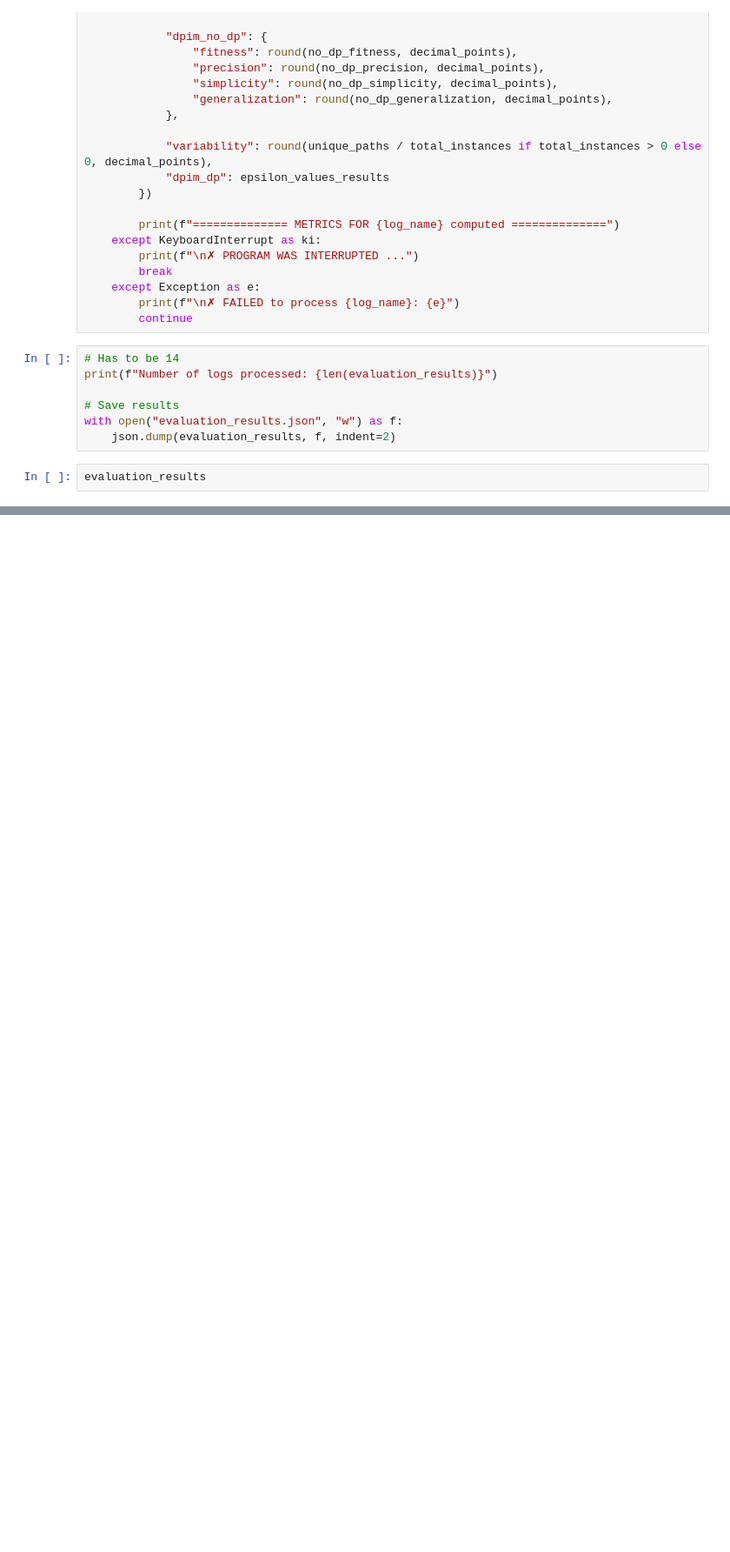
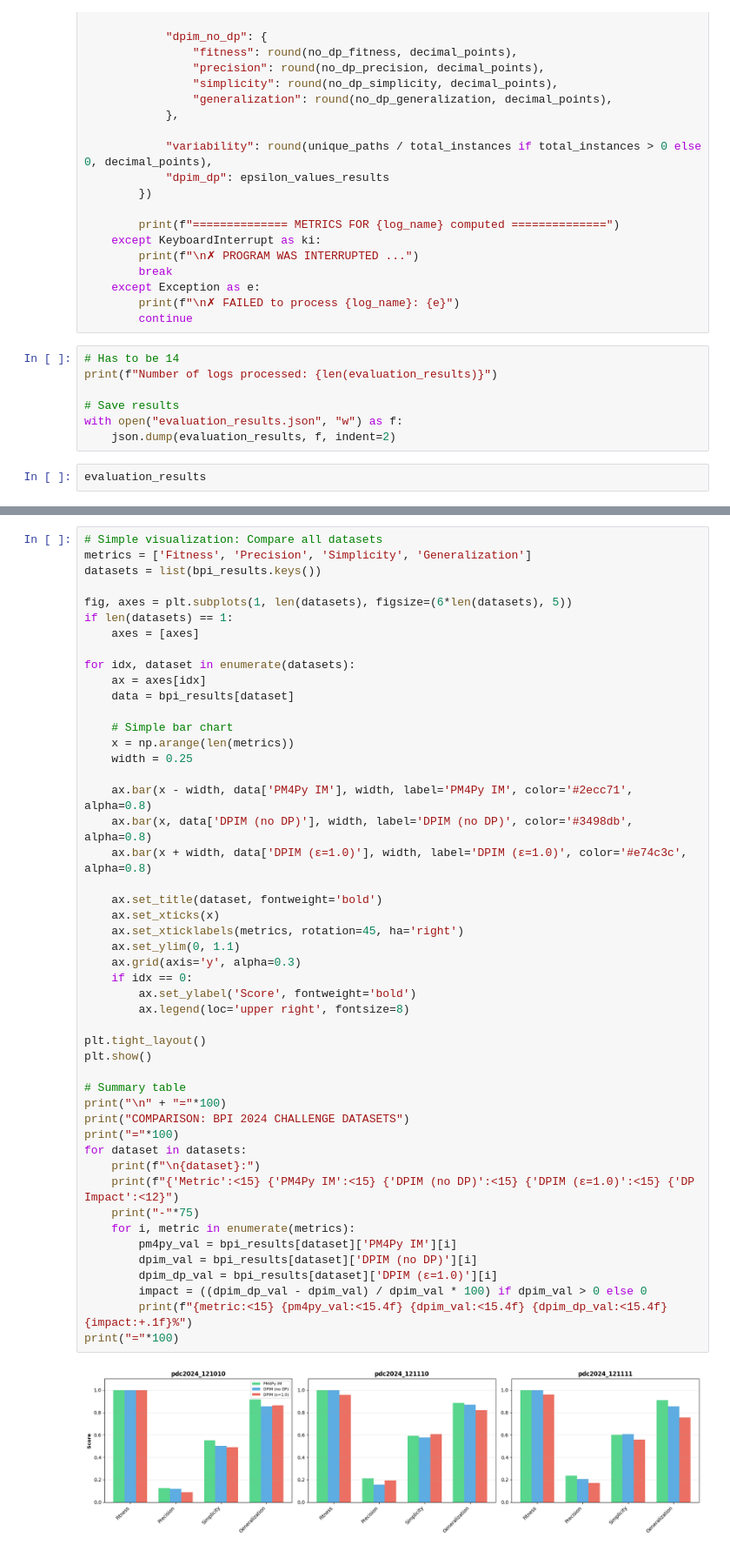
Before and after one commit to danielpetrov18/Business-Intelligence-WS2025, a Jupyter notebook: experiment.ipynb, the cells around one changed output, grey strips where cells are left out. Shown at 87% size. Cells and saved outputs as stored; diff of their text form; blank space fills up the shorter version.

Commit message:
added extra evaluation on 2024 dataset

```diff
--- a/experiment.ipynb
+++ b/experiment.ipynb
@@ -385,0 +448,50 @@ evaluation_results
+# %%
+# Simple visualization: Compare all datasets
+metrics = ['Fitness', 'Precision', 'Simplicity', 'Generalization']
+datasets = list(bpi_results.keys())
+
+fig, axes = plt.subplots(1, len(datasets), figsize=(6*len(datasets), 5))
+if len(datasets) == 1:
+    axes = [axes]
+
+for idx, dataset in enumerate(datasets):
+    ax = axes[idx]
+    data = bpi_results[dataset]
+
+    # Simple bar chart
+    x = np.arange(len(metrics))
+    width = 0.25
+
+    ax.bar(x - width, data['PM4Py IM'], width, label='PM4Py IM', color='#2ecc71', alpha=0.8)
+    ax.bar(x, data['DPIM (no DP)'], width, label='DPIM (no DP)', color='#3498db', alpha=0.8)
+    ax.bar(x + width, data['DPIM (ε=1.0)'], width, label='DPIM (ε=1.0)', color='#e74c3c', alpha=0.8)
+
+    ax.set_title(dataset, fontweight='bold')
+    ax.set_xticks(x)
+    ax.set_xticklabels(metrics, rotation=45, ha='right')
+    ax.set_ylim(0, 1.1)
+    ax.grid(axis='y', alpha=0.3)
+    if idx == 0:
+        ax.set_ylabel('Score', fontweight='bold')
+        ax.legend(loc='upper right', fontsize=8)
+
+plt.tight_layout()
+plt.show()
+
+# Summary table
+print("\n" + "="*100)
+print("COMPARISON: BPI 2024 CHALLENGE DATASETS")
+print("="*100)
+for dataset in datasets:
+    print(f"\n{dataset}:")
+    print(f"{'Metric':<15} {'PM4Py IM':<15} {'DPIM (no DP)':<15} {'DPIM (ε=1.0)':<15} {'DP Impact':<12}")
+    print("-"*75)
+    for i, metric in enumerate(metrics):
+        pm4py_val = bpi_results[dataset]['PM4Py IM'][i]
+        dpim_val = bpi_results[dataset]['DPIM (no DP)'][i]
+        dpim_dp_val = bpi_results[dataset]['DPIM (ε=1.0)'][i]
+        impact = ((dpim_dp_val - dpim_val) / dpim_val * 100) if dpim_val > 0 else 0
+        print(f"{metric:<15} {pm4py_val:<15.4f} {dpim_val:<15.4f} {dpim_dp_val:<15.4f} {impact:+.1f}%")
+print("="*100)
+# %% [output]
+[figure, added]
```
Also changed, not shown: parts of 3 cells of this notebook, 3 other files.
